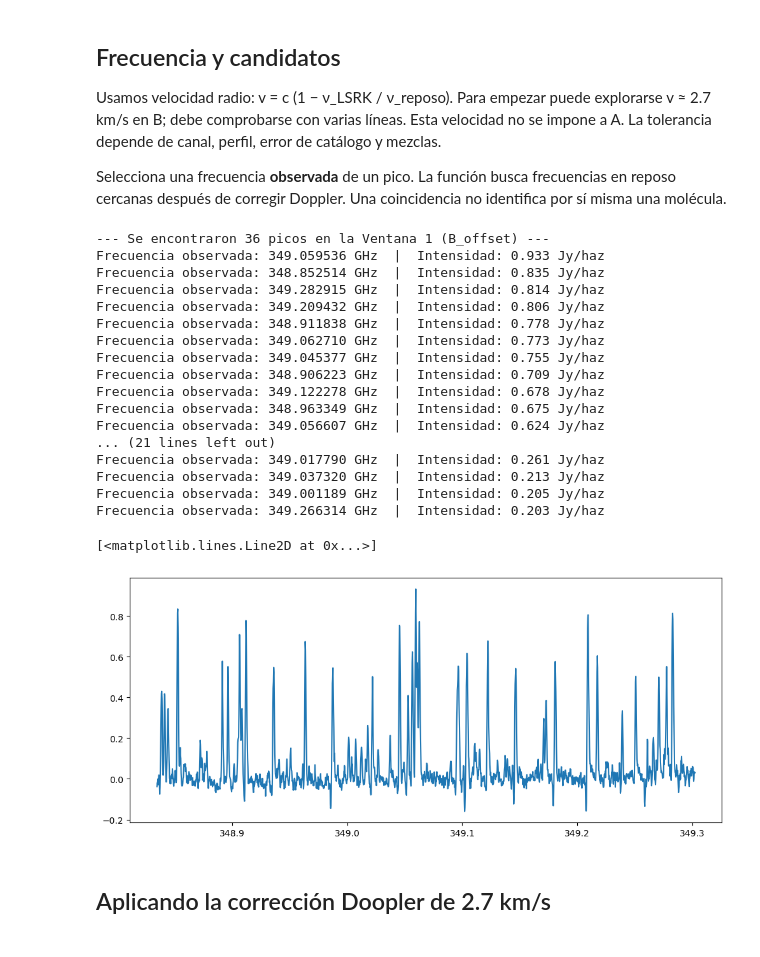
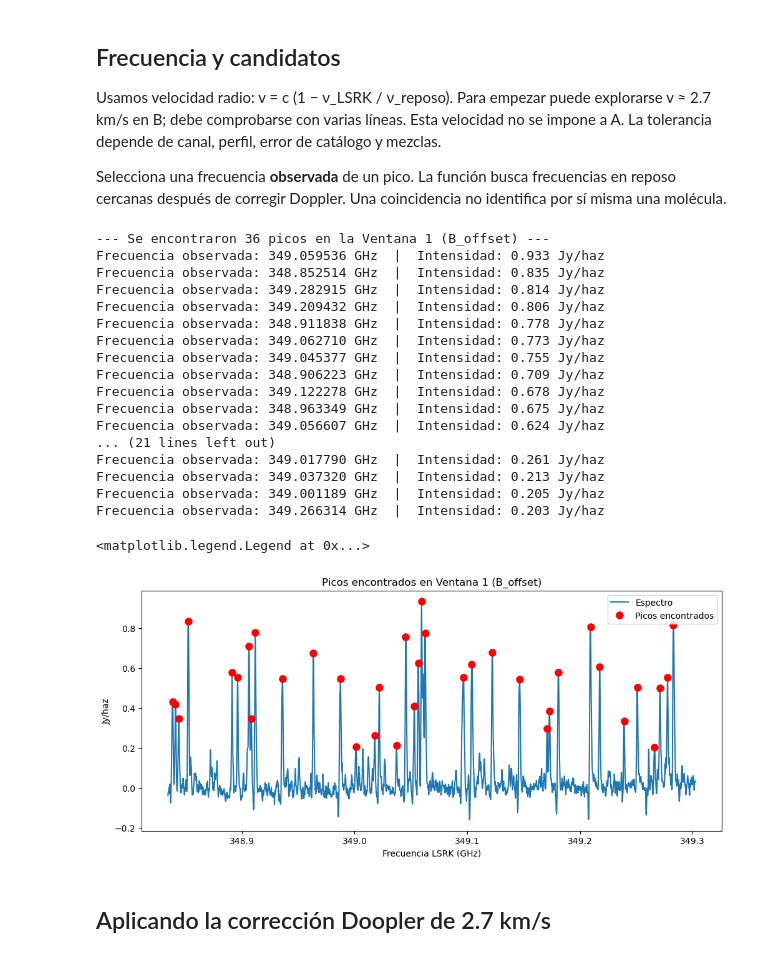
Before and after one commit to Carlitos-m/Skyntists, a Jupyter notebook: herramientas/Inicio_AstroHack.ipynb, the cells around one changed output. Saved outputs shown, nothing was run; the diff lists cells and outputs as text; code cells hidden in the pictures.

```diff
--- a/herramientas/Inicio_AstroHack.ipynb
+++ b/herramientas/Inicio_AstroHack.ipynb
@@ -72,35 +72,39 @@ def buscar_picos(ventana, posicion="B_offset", altura_minima=0.15, prominencia=0
         intensi = intensidades[i]
         picos_encontrados.append(frec)
         print(f"Frecuencia observada: {frec:.6f} GHz  |  Intensidad: {intensi:.3f} Jy/haz")
 
     return picos_encontrados
 
 # Ejecutamos la función para la ventana 1 en B_offset
 frecuencias_picos_w1 = buscar_picos(ventana=1, posicion="B_offset", altura_minima=0.2, prominencia=0.15)
 
 # Visualización de los picos encontrados
 fig, ax = plt.subplots(figsize=(12, 5))
 ax.plot(esp[1]["frecuencia_LSRK_GHz"], esp[1]["B_offset_Jy_beam"], label="Espectro")
+# Aumentar el tamaño de los marcadores y cambiar el color a rojo
+ax.plot(frecuencias_picos_w1, esp[1].set_index("frecuencia_LSRK_GHz").loc[frecuencias_picos_w1]["B_offset_Jy_beam"], 'ro', markersize=8, label="Picos encontrados")
+ax.set(xlabel="Frecuencia LSRK (GHz)", ylabel="Jy/haz", title="Picos encontrados en Ventana 1 (B_offset)")
+ax.legend()
 # %% [output]
 --- Se encontraron 36 picos en la Ventana 1 (B_offset) ---
 Frecuencia observada: 349.059536 GHz  |  Intensidad: 0.933 Jy/haz
 Frecuencia observada: 348.852514 GHz  |  Intensidad: 0.835 Jy/haz
 Frecuencia observada: 349.282915 GHz  |  Intensidad: 0.814 Jy/haz
 Frecuencia observada: 349.209432 GHz  |  Intensidad: 0.806 Jy/haz
 Frecuencia observada: 348.911838 GHz  |  Intensidad: 0.778 Jy/haz
 Frecuencia observada: 349.062710 GHz  |  Intensidad: 0.773 Jy/haz
 Frecuencia observada: 349.045377 GHz  |  Intensidad: 0.755 Jy/haz
 Frecuencia observada: 348.906223 GHz  |  Intensidad: 0.709 Jy/haz
 Frecuencia observada: 349.122278 GHz  |  Intensidad: 0.678 Jy/haz
 Frecuencia observada: 348.963349 GHz  |  Intensidad: 0.675 Jy/haz
 Frecuencia observada: 349.056607 GHz  |  Intensidad: 0.624 Jy/haz
 ... (21 lines left out)
 Frecuencia observada: 349.017790 GHz  |  Intensidad: 0.261 Jy/haz
 Frecuencia observada: 349.037320 GHz  |  Intensidad: 0.213 Jy/haz
 Frecuencia observada: 349.001189 GHz  |  Intensidad: 0.205 Jy/haz
 Frecuencia observada: 349.266314 GHz  |  Intensidad: 0.203 Jy/haz
-[<matplotlib.lines.Line2D at 0x...>]
+<matplotlib.legend.Legend at 0x...>
-[figure, old version]
+[figure, new version]
 # %% [markdown]
 ## Aplicando la corrección Doopler de 2.7 km/s
 # %%
```
Also changed, not shown: parts of 2 cells of this notebook.
